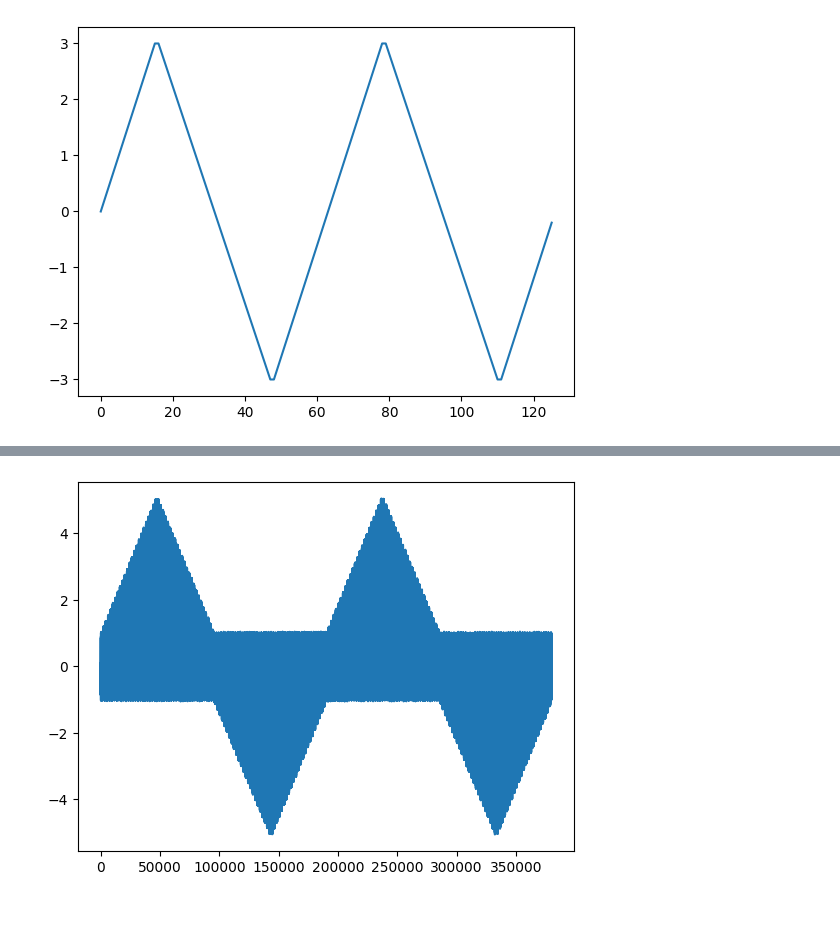
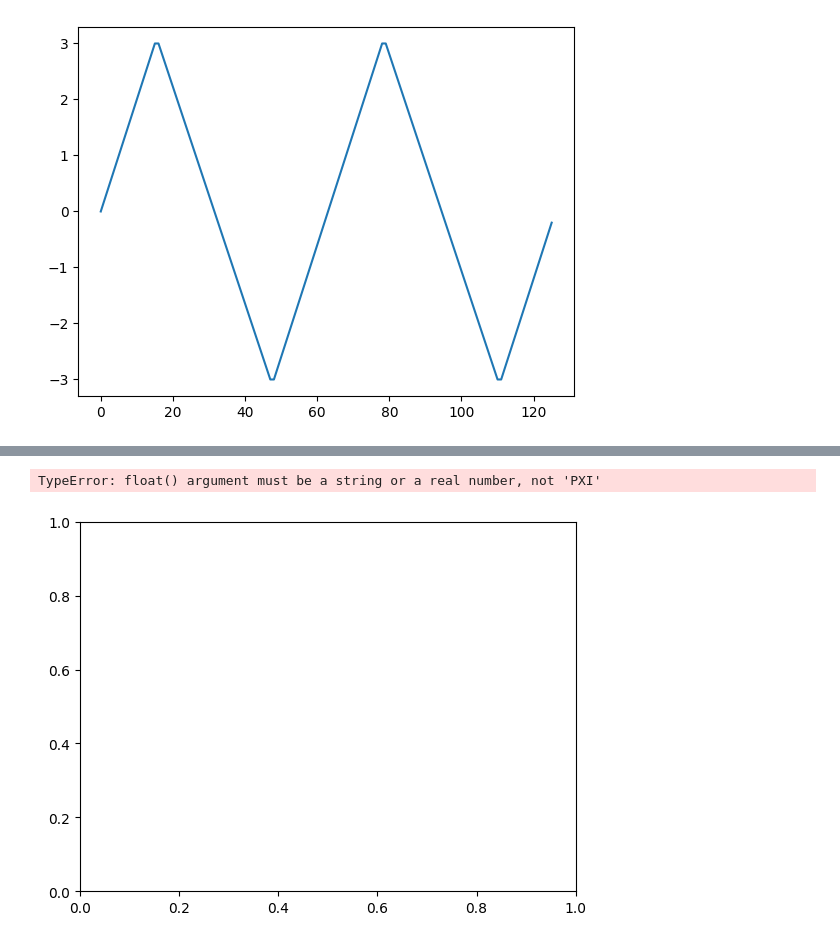
Before and after one commit to m3-learning/BandExcitation, a Jupyter notebook: testing/testing.ipynb, the cells around one changed output, grey strips where cells are left out. Drawn from its saved outputs; the diff is of its cells as text; code cells hidden in the pictures; blank space fills up the shorter version.

```diff
--- a/testing/testing.ipynb
+++ b/testing/testing.ipynb
@@ -108,7 +136,9 @@ plt.plot(beparms.be_spectroscopy.cantilever_excitation_waveform)
 # %%
 
-p = beparms.PXI()
+p = beparms.PXI
+
 plt.plot(p)
 plt.show()
 # %% [output]
+TypeError: float() argument must be a string or a real number, not 'PXI'
-[figure, old version]
+[figure, new version]
```
Also changed, not shown: parts of 14 cells of this notebook, 6 other files.
